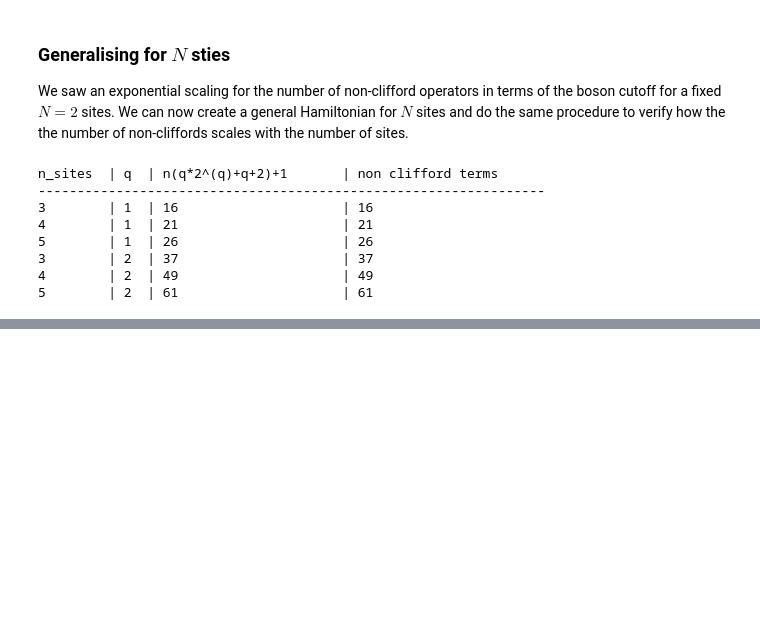
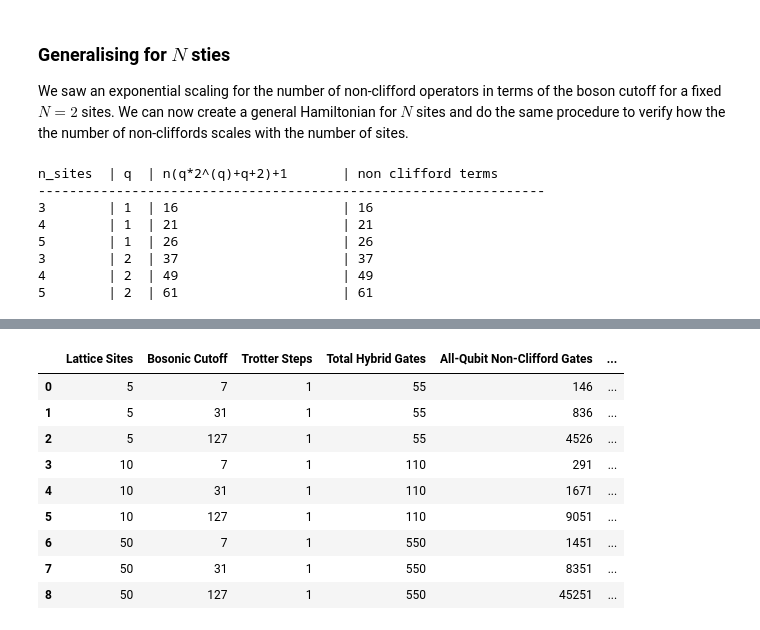
Before and after one commit to samgodwood/bosonic-qiskit, a Jupyter notebook: playground/bosonic_operator_costs/holstein/qubit_holstein.ipynb, the cells around one changed output, grey strips where cells are left out. Saved outputs shown, nothing was run; the diff lists cells and outputs as text; code cells hidden in the pictures; blank space fills up the shorter version.

Commit message:
table + fix

```diff
--- a/playground/bosonic_operator_costs/holstein/qubit_holstein.ipynb
+++ b/playground/bosonic_operator_costs/holstein/qubit_holstein.ipynb
@@ -364,0 +372,45 @@ plt.show()
+# %%
+import pandas as pd
+from IPython.display import display
+
+# params to consider for the table
+lattice_sites = [5, 10, 50] # lattice sites
+q_values = [3, 5, 7] # q values, where boson cutoff = 2**q - 1
+trotter_steps = [1]  # trotter steps
+
+#list for df rows
+data = []
+
+for N in lattice_sites:
+    for q in q_values:
+        cutoff = 2**q - 1
+        hybrid_gate_per_step = 11 * N # Hybrid architecture total gates
+        all_qubit_gate_per_step = N * (q * (2**q) + q + 2) + 1 #All-qubit non-Clifford
+
+        hybrid_hardware = 2 * N  #Hybrid hardware elements (1 oscillator + 1 qubit per site)
+        all_qubit_hardware = N * (1 + math.ceil(q)) # All-qubit hardware elements
+
+        for T in trotter_steps:
+            data.append({
+                'Lattice Sites': N,
+                'Bosonic Cutoff': cutoff,
+                'Trotter Steps': T,
+                'Total Hybrid Gates': hybrid_gate_per_step * T,
+                'All-Qubit Non-Clifford Gates': all_qubit_gate_per_step * T,
+                'Hybrid Hardware Elements': hybrid_hardware,
+                'All-Qubit Hardware Elements': all_qubit_hardware
+            })
+
+df = pd.DataFrame(data)
+display(df)
+# %% [output]
+|  | Lattice Sites | Bosonic Cutoff | Trotter Steps | Total Hybrid Gates | All-Qubit Non-Clifford Gates | ... |
+| 0 | 5 | 7 | 1 | 55 | 146 | ... |
+| 1 | 5 | 31 | 1 | 55 | 836 | ... |
+| 2 | 5 | 127 | 1 | 55 | 4526 | ... |
+| 3 | 10 | 7 | 1 | 110 | 291 | ... |
+| 4 | 10 | 31 | 1 | 110 | 1671 | ... |
+| 5 | 10 | 127 | 1 | 110 | 9051 | ... |
+| 6 | 50 | 7 | 1 | 550 | 1451 | ... |
+| 7 | 50 | 31 | 1 | 550 | 8351 | ... |
+| 8 | 50 | 127 | 1 | 550 | 45251 | ... |
```
Also changed, not shown: parts of 3 cells of this notebook, 1 other file.
